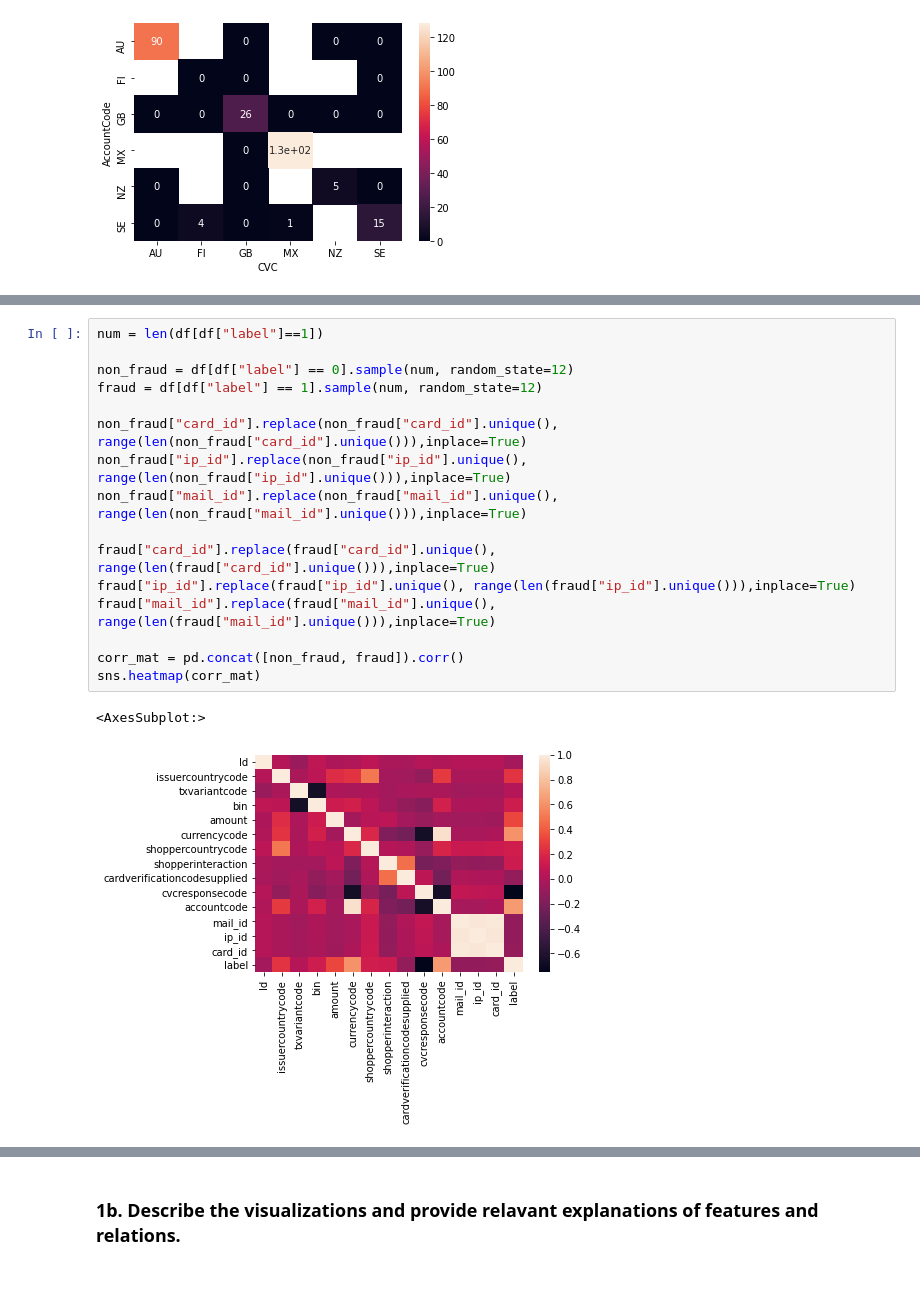
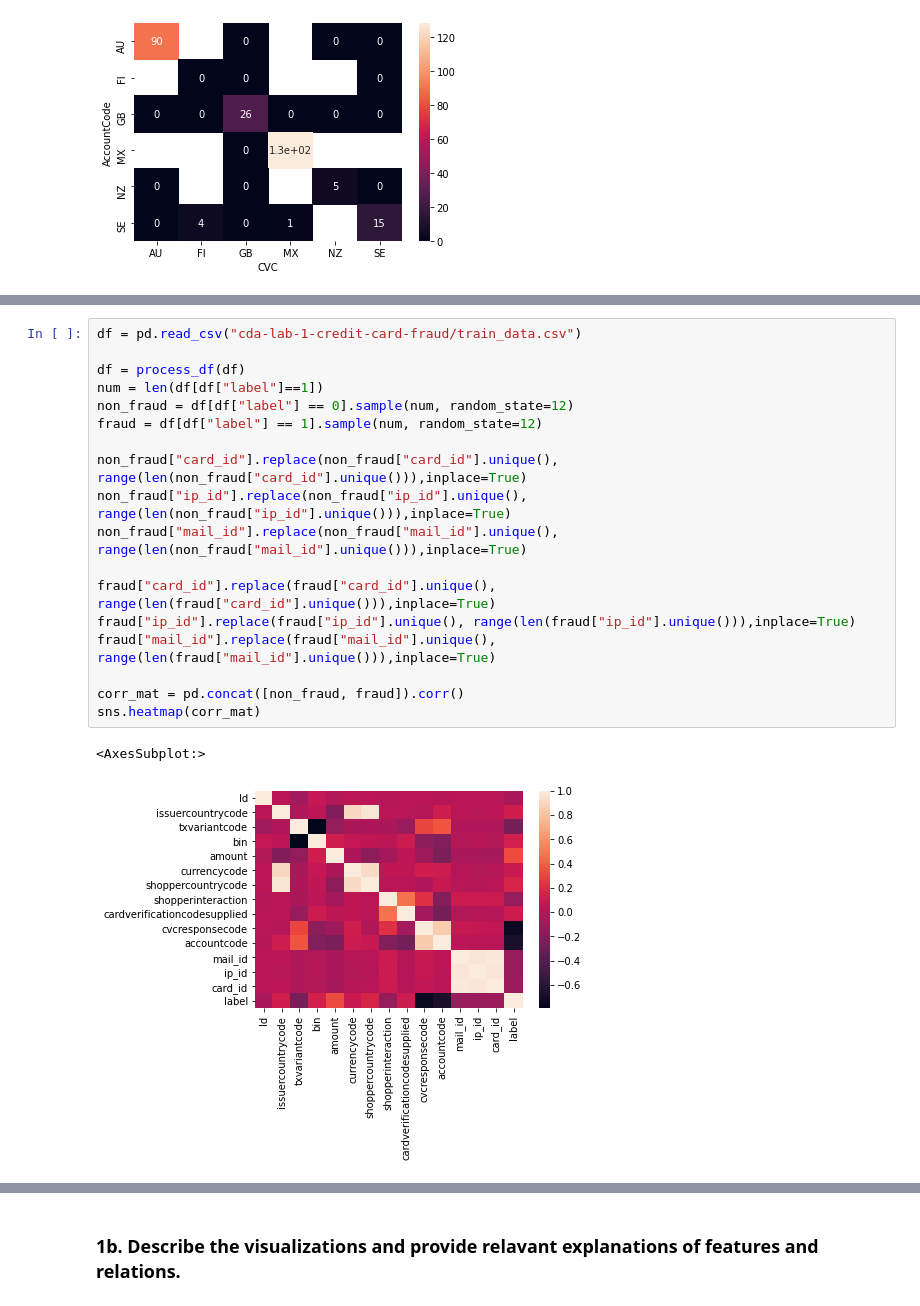
Before and after one commit to BigLob/CDA, a Jupyter notebook: Lab1-2021.ipynb, the cells around one changed output, grey strips where cells are left out. Cells and saved outputs as stored; diff of their text form.

```diff
--- a/Lab1-2021.ipynb
+++ b/Lab1-2021.ipynb
@@ -141,22 +143,24 @@ def process_df(df):
 # %%
+df = pd.read_csv("cda-lab-1-credit-card-fraud/train_data.csv")
+
+df = process_df(df)
 num = len(df[df["label"]==1])
-
 non_fraud = df[df["label"] == 0].sample(num, random_state=12)
 fraud = df[df["label"] == 1].sample(num, random_state=12)
 
 non_fraud["card_id"].replace(non_fraud["card_id"].unique(), range(len(non_fraud["card_id"].unique())),inplace=True)
 non_fraud["ip_id"].replace(non_fraud["ip_id"].unique(), range(len(non_fraud["ip_id"].unique())),inplace=True)
 non_fraud["mail_id"].replace(non_fraud["mail_id"].unique(), range(len(non_fraud["mail_id"].unique())),inplace=True)
 
 fraud["card_id"].replace(fraud["card_id"].unique(), range(len(fraud["card_id"].unique())),inplace=True)
 fraud["ip_id"].replace(fraud["ip_id"].unique(), range(len(fraud["ip_id"].unique())),inplace=True)
 fraud["mail_id"].replace(fraud["mail_id"].unique(), range(len(fraud["mail_id"].unique())),inplace=True)
 
 corr_mat = pd.concat([non_fraud, fraud]).corr()
 sns.heatmap(corr_mat)
 # %% [output]
 <AxesSubplot:>
-[figure, old version]
+[figure, new version]
 # %%
 feature = "amount"
 dic = {"Fraud": fraud[feature], "NonFraud": non_fraud[feature]}
```
Also changed, not shown: parts of 18 cells of this notebook.
